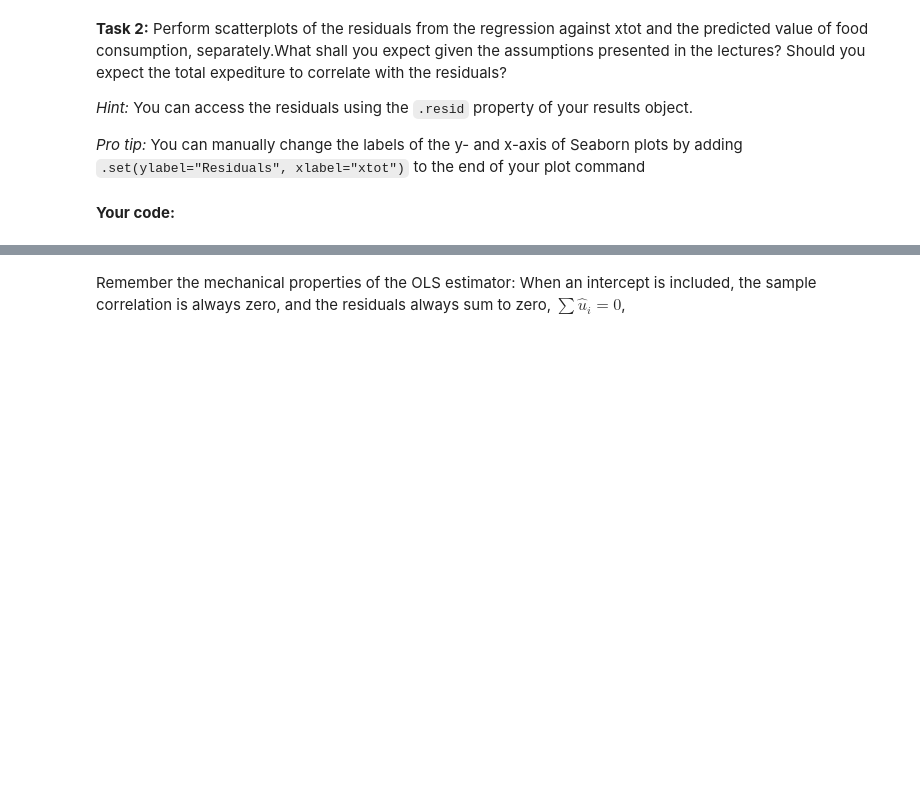
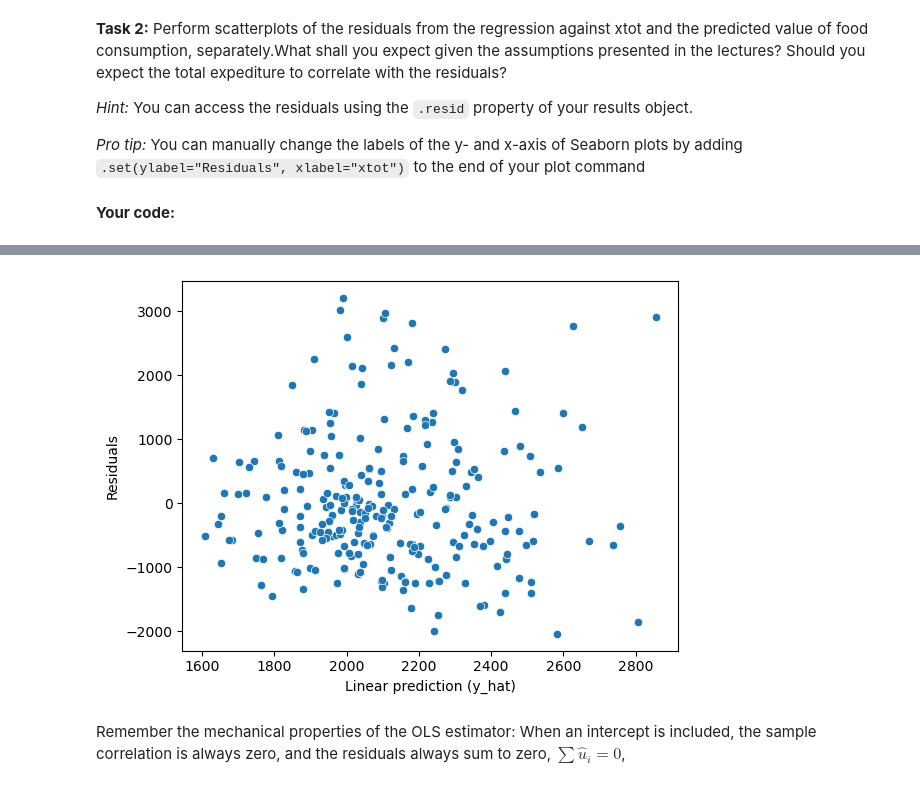
Before and after one commit to AnneMunk-Larsen05/EconometricsA, a Jupyter notebook: 2_class/PS2_Regression_Analysis/ex_ante.ipynb, the cells around one changed output, grey strips where cells are left out. Drawn from its saved outputs; the diff is of its cells as text; code cells hidden in the pictures; blank space fills up the shorter version.

```diff
--- a/2_class/PS2_Regression_Analysis/ex_ante.ipynb
+++ b/2_class/PS2_Regression_Analysis/ex_ante.ipynb
@@ -169,3 +225,8 @@ _Pro tip:_ You can manually change the labels of the y- and x-axis of Seaborn pl
+# %%
+# Task 2b
+sns.scatterplot(x=y_hat, y=results.resid, data=df_men).set(xlabel='Linear prediction (y_hat)', ylabel='Residuals');
+# %% [output]
+[figure, added]
 # %% [markdown]
 Remember the mechanical properties of the OLS estimator: When an intercept is included, the sample correlation is always zero, and the residuals always sum to zero, $\sum \hat{u}_i = 0$,
 # %% [markdown]
```
Also changed, not shown: parts of 11 cells of this notebook.
